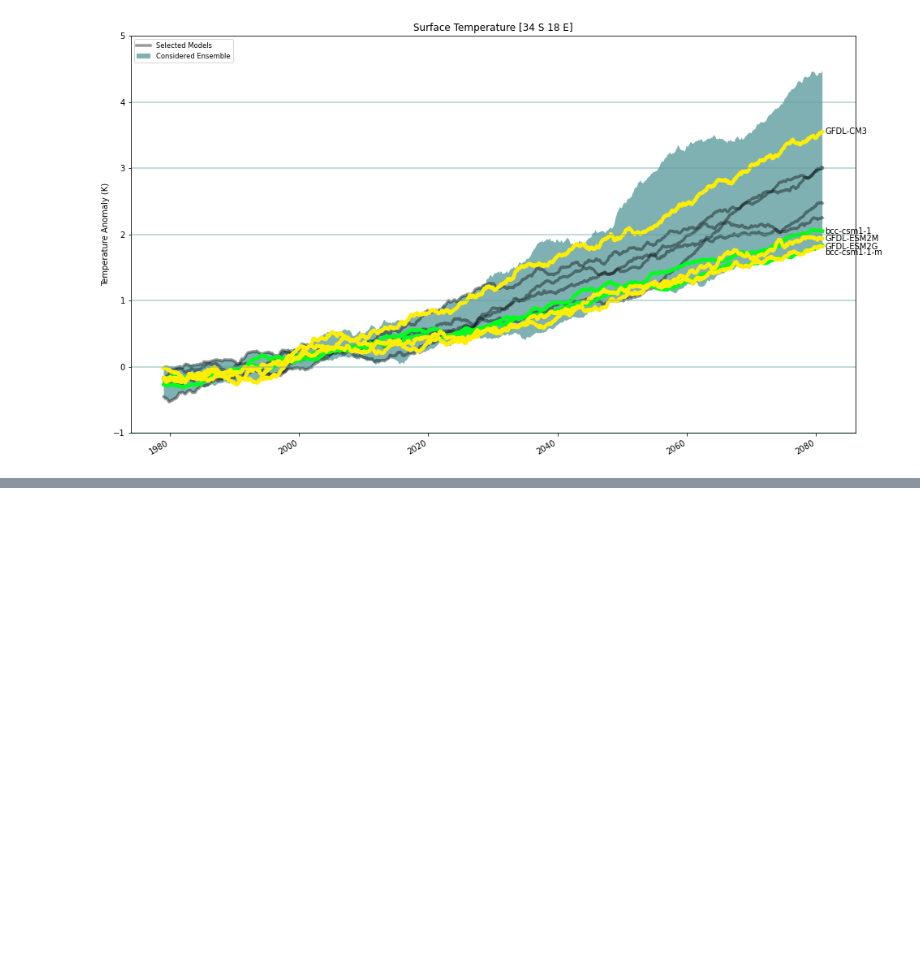
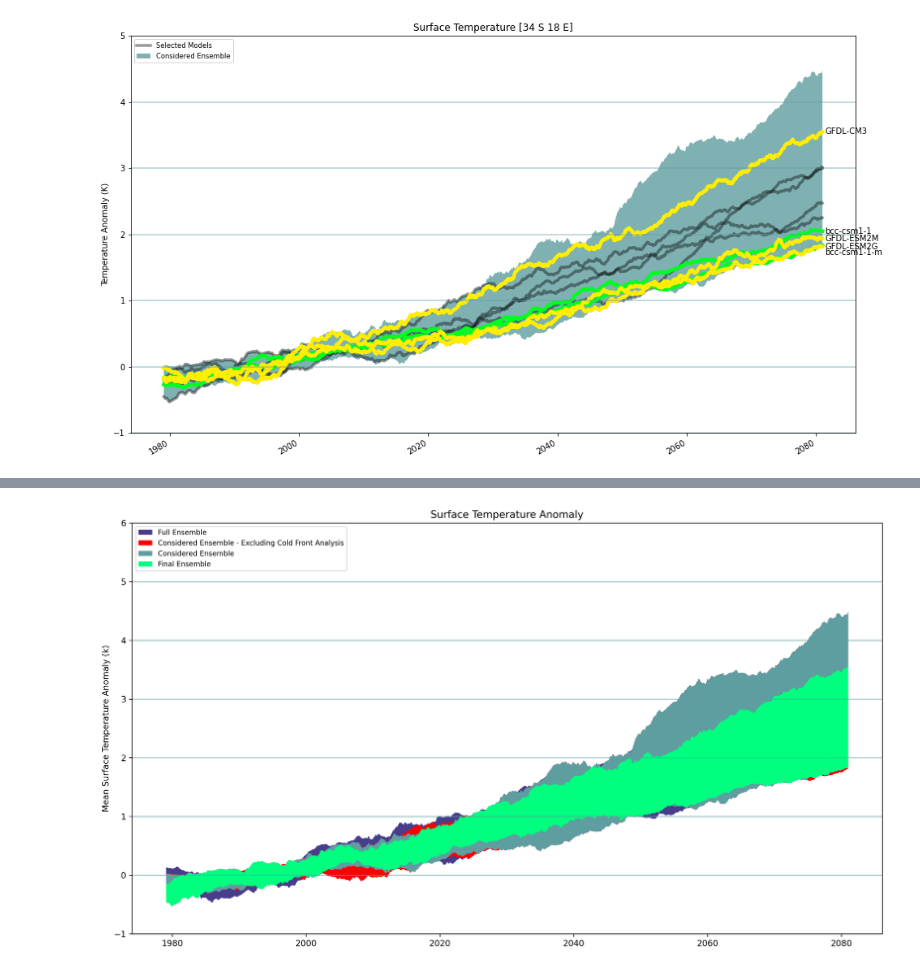
Before and after one commit to peterm790/MASTERS, a Jupyter notebook: projections/tas/TAS_timeseries.ipynb, the cells around one changed output, grey strips where cells are left out. Saved outputs shown, nothing was run; the diff lists cells and outputs as text; code cells hidden in the pictures; blank space fills up the shorter version.

```diff
--- a/projections/tas/TAS_timeseries.ipynb
+++ b/projections/tas/TAS_timeseries.ipynb
@@ -185,3 +187,46 @@ plt.savefig('tas_selected.pdf')
+# %%
+results_nofront = pd.read_csv('../../scores/results_nofront.csv').set_index('Model')
+results_nofront = [model for model in results_nofront.index if model in cmip]
+
+maximum=[]
+minimum=[]
+
+for i in range(len(selled['ACCESS1-0'])):
+    vals = []
+    for model in results_nofront:
+        vals.append(selled[model].values[i])
+    minimum.append(np.min(vals))
+    maximum.append(np.max(vals))
+
+considered_range_nofront = xr.Dataset(dict(maximum = (["time"], maximum),minimum = (["time"], minimum)) ,coords=dict(time = selled[model].time))
+# %%
+fig,ax = plt.subplots(figsize=(16, 9),dpi = 240)
+
+
+x = cmip_range
+ax.fill_between(x.time, x.minimum,x.maximum, facecolor='darkslateblue', alpha=1, label = 'Full Ensemble')
+x = considered_range_nofront
+ax.fill_between(x.time, x.minimum,x.maximum, facecolor='red', alpha=1, label = 'Considered Ensemble - Excluding Cold Front Analysis')
+x = considered_range
+ax.fill_between(x.time, x.minimum,x.maximum, facecolor='cadetblue', alpha=1, label = 'Considered Ensemble')
+x = winners_range
+ax.fill_between(x.time, x.minimum,x.maximum, facecolor='springgreen', alpha=1, label = 'Final Ensemble')
+
+
+
+for x in [-1,0,1,2,3,4, 5]:
+    ax.axhline(x,color = 'cadetblue', alpha = 0.5)
+
+plt.ylabel('Mean Surface Temperature Anomaly (k)')
+plt.title('Surface Temperature Anomaly')
+
+ax.set_ylim(-1,6)
+
+plt.legend(loc='upper left', fontsize = 'small')
+plt.savefig('tas_selected_nofront.png',dpi=240)
+plt.savefig('tas_selected_nofront.pdf')
+# %% [output]
+[figure, added]
 # %%
 """"
 #ANIMATION
```
Also changed, not shown: parts of 4 cells of this notebook, 7 other files.
